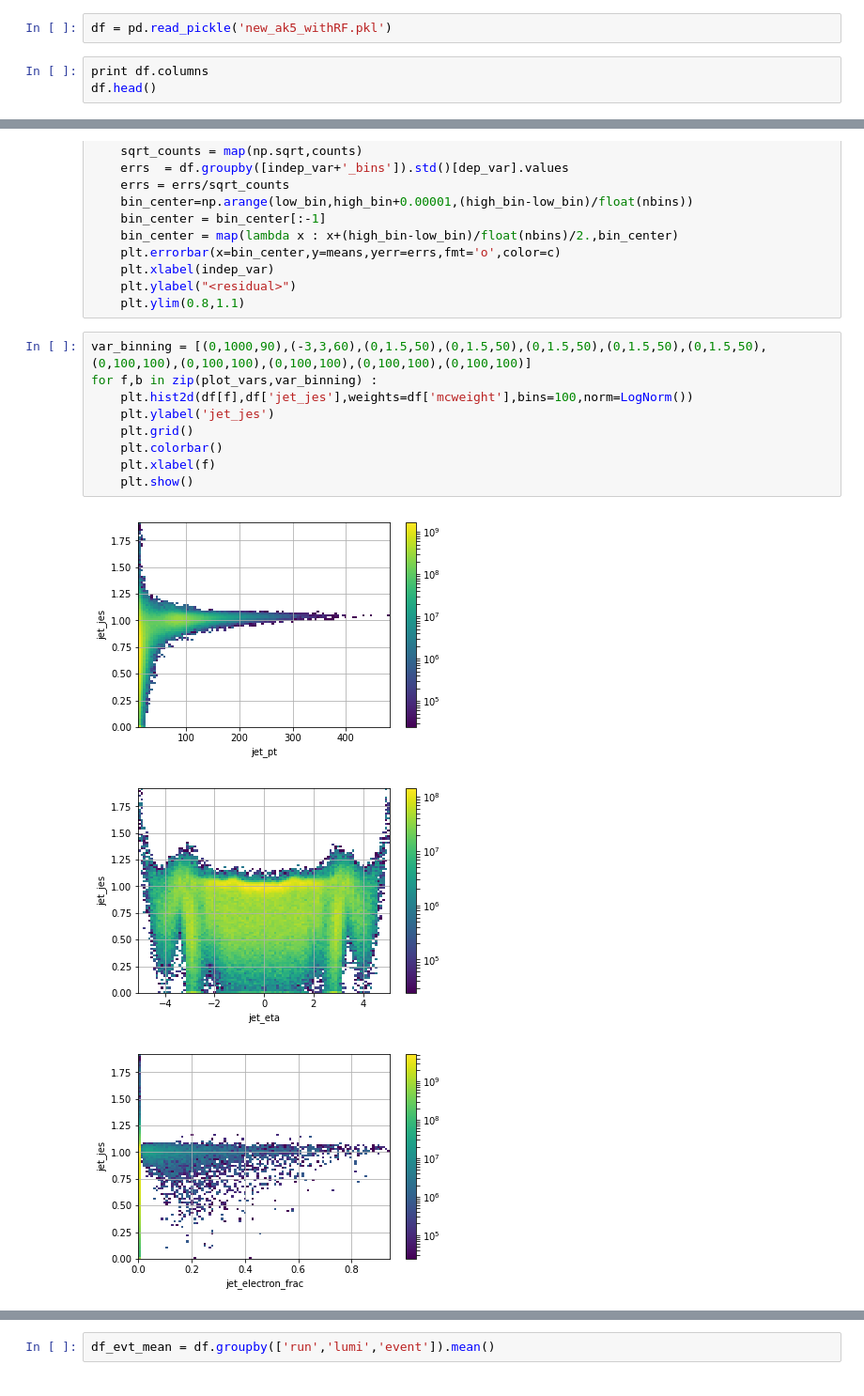
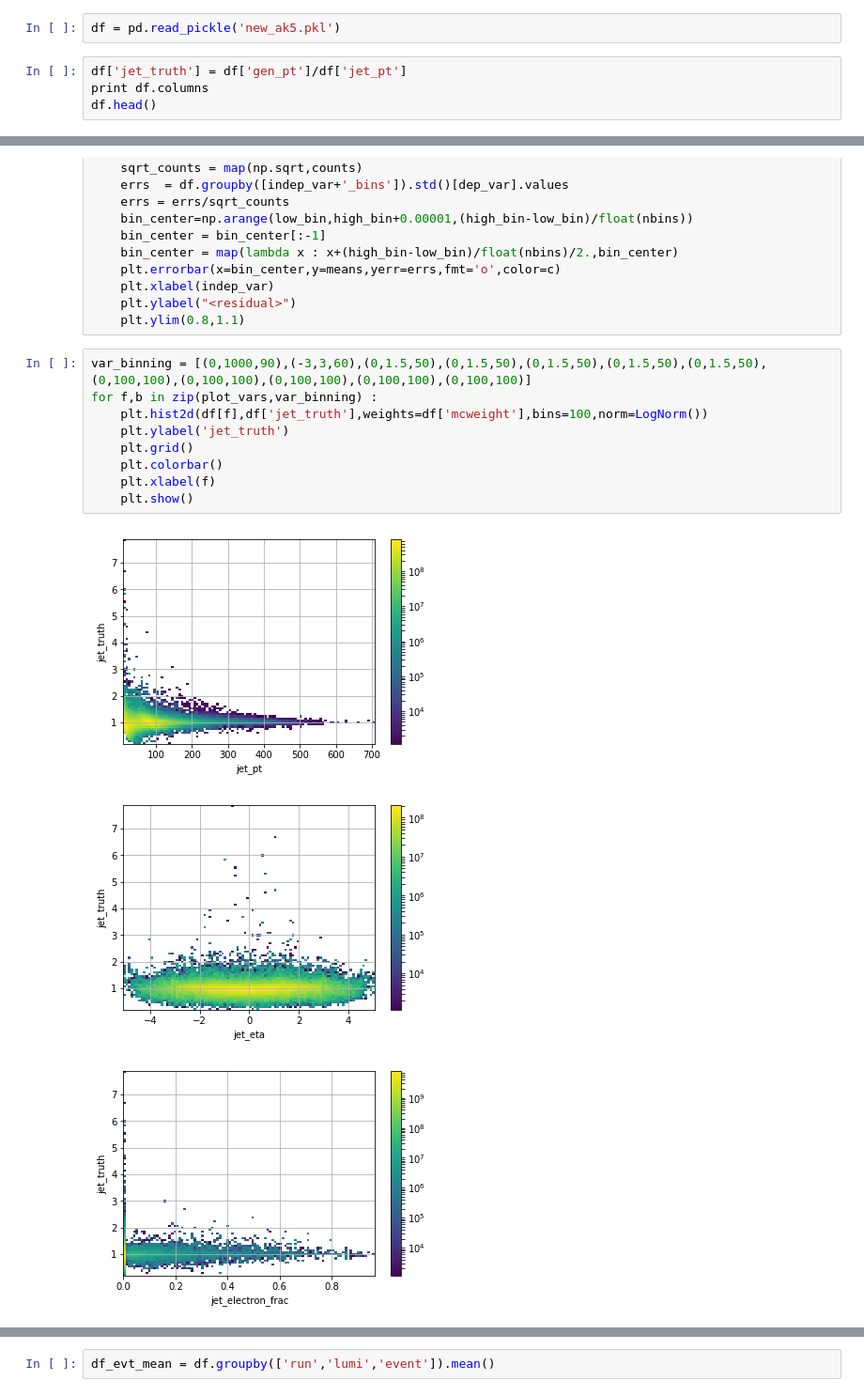
Before and after one commit to awhitbeck/scientific-python-hats, a Jupyter notebook: cms-open-data-ml/testAK5results.ipynb, the cells around one changed output, grey strips where cells are left out. Shown at 94% size. Cells and saved outputs as stored; diff of their text form.

```diff
--- a/cms-open-data-ml/testAK5results.ipynb
+++ b/cms-open-data-ml/testAK5results.ipynb
@@ -4,8 +4,9 @@ import pandas as pd
 import matplotlib.pyplot as plt
 from matplotlib.colors import LogNorm
 # %%
-df = pd.read_pickle('new_ak5_withRF.pkl')
+df = pd.read_pickle('new_ak5.pkl')
 # %%
+df['jet_truth'] = df['gen_pt']/df['jet_pt']
 print df.columns
 df.head()
 # %% [output]
@@ -72,13 +73,13 @@ def jes_profile(indep_var,dep_var,c,low_bin,high_bin,nbins):
 # %%
 var_binning = [(0,1000,90),(-3,3,60),(0,1.5,50),(0,1.5,50),(0,1.5,50),(0,1.5,50),(0,1.5,50),(0,100,100),(0,100,100),(0,100,100),(0,100,100),(0,100,100)]
 for f,b in zip(plot_vars,var_binning) :
-    plt.hist2d(df[f],df['jet_jes'],weights=df['mcweight'],bins=100,norm=LogNorm())
-    plt.ylabel('jet_jes')
+    plt.hist2d(df[f],df['jet_truth'],weights=df['mcweight'],bins=100,norm=LogNorm())
+    plt.ylabel('jet_truth')
     plt.grid()
     plt.colorbar()
     plt.xlabel(f)
     plt.show()
 # %% [output]
-[figure, old version]
+[figure, new version]
-[figure, old version]
+[figure, new version]
-[figure, old version]
+[figure, new version]
```
Also changed, not shown: parts of 8 cells of this notebook.
